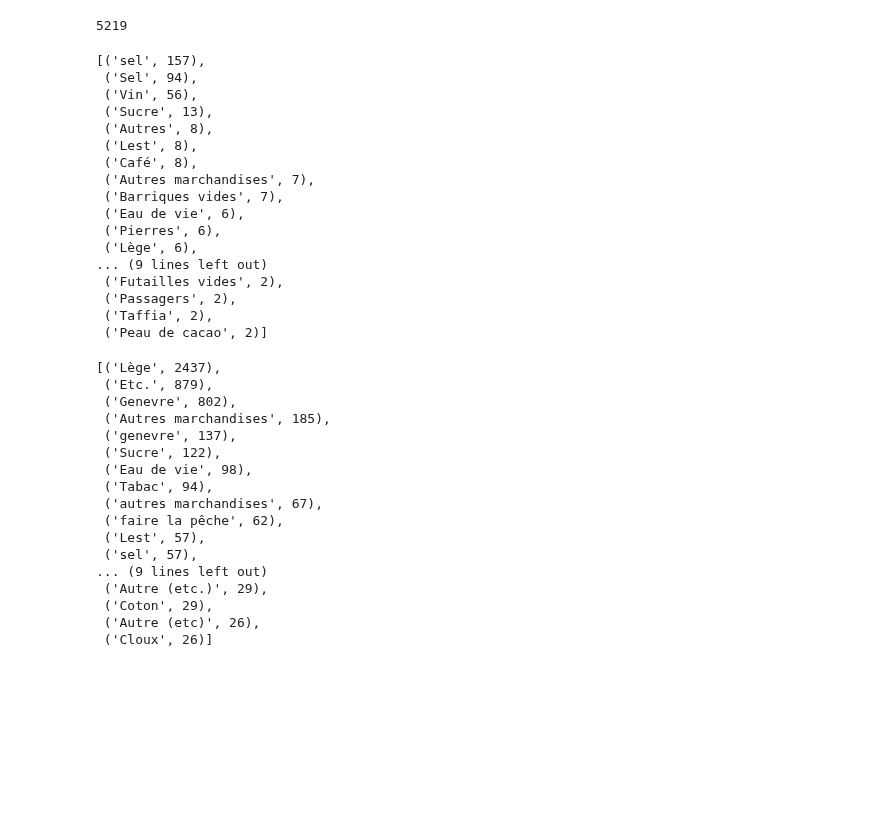
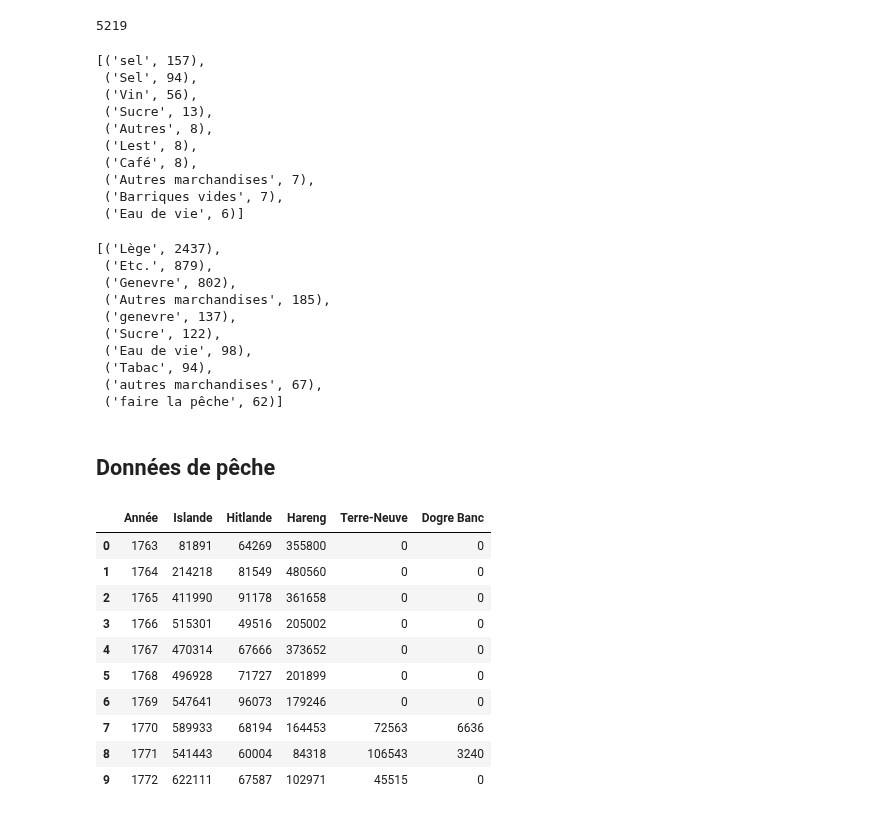
Before and after one commit to medialab/portic-datasprint-2022, a Jupyter notebook: productions/module_06/exploration_commerce_dunkerque.ipynb, the cells around one changed output. Saved outputs shown, nothing was run; the diff lists cells and outputs as text; code cells hidden in the pictures; blank space fills up the shorter version.

```diff
--- a/productions/module_06/exploration_commerce_dunkerque.ipynb
+++ b/productions/module_06/exploration_commerce_dunkerque.ipynb
@@ -44,7 +47,7 @@ for row in NAVIGO:
         target = COMMODITIES_TO_DUNKERQUE if row['destination_uhgs_id'] == DUNKERQUE_UHGS_ID else COMMODITIES_FROM_DUNKERQUE
         target[commodity] += 1
 # %%
-COMMODITIES_TO_DUNKERQUE.most_common(25)
+COMMODITIES_TO_DUNKERQUE.most_common(10)
 # %% [output]
 [('sel', 157),
  ('Sel', 94),
@@ -55,16 +58,9 @@ COMMODITIES_TO_DUNKERQUE.most_common(25)
  ('Café', 8),
  ('Autres marchandises', 7),
  ('Barriques vides', 7),
- ('Eau de vie', 6),
- ('Pierres', 6),
- ('Lège', 6),
-... (9 lines left out)
- ('Futailles vides', 2),
- ('Passagers', 2),
- ('Taffia', 2),
- ('Peau de cacao', 2)]
+ ('Eau de vie', 6)]
 # %%
-COMMODITIES_FROM_DUNKERQUE.most_common(25)
+COMMODITIES_FROM_DUNKERQUE.most_common(10)
 # %% [output]
 [('Lège', 2437),
  ('Etc.', 879),
@@ -75,11 +71,6 @@ COMMODITIES_FROM_DUNKERQUE.most_common(25)
  ('Eau de vie', 98),
  ('Tabac', 94),
  ('autres marchandises', 67),
- ('faire la pêche', 62),
- ('Lest', 57),
- ('sel', 57),
-... (9 lines left out)
- ('Autre (etc.)', 29),
- ('Coton', 29),
- ('Autre (etc)', 26),
- ('Cloux', 26)]
+ ('faire la pêche', 62)]
+# %% [markdown]
+## Données de pêche
@@ -85,0 +83,15 @@ COMMODITIES_FROM_DUNKERQUE.most_common(25)
+# %%
+df_peche = pd.DataFrame(data=PECHE_DATA)
+df_peche.head(10)
+# %% [output]
+|  | Année | Islande | Hitlande | Hareng | Terre-Neuve | Dogre Banc |
+| 0 | 1763 | 81891 | 64269 | 355800 | 0 | 0 |
+| 1 | 1764 | 214218 | 81549 | 480560 | 0 | 0 |
+| 2 | 1765 | 411990 | 91178 | 361658 | 0 | 0 |
+| 3 | 1766 | 515301 | 49516 | 205002 | 0 | 0 |
+| 4 | 1767 | 470314 | 67666 | 373652 | 0 | 0 |
+| 5 | 1768 | 496928 | 71727 | 201899 | 0 | 0 |
+| 6 | 1769 | 547641 | 96073 | 179246 | 0 | 0 |
+| 7 | 1770 | 589933 | 68194 | 164453 | 72563 | 6636 |
+| 8 | 1771 | 541443 | 60004 | 84318 | 106543 | 3240 |
+| 9 | 1772 | 622111 | 67587 | 102971 | 45515 | 0 |
```
Also changed, not shown: parts of 4 cells of this notebook.
